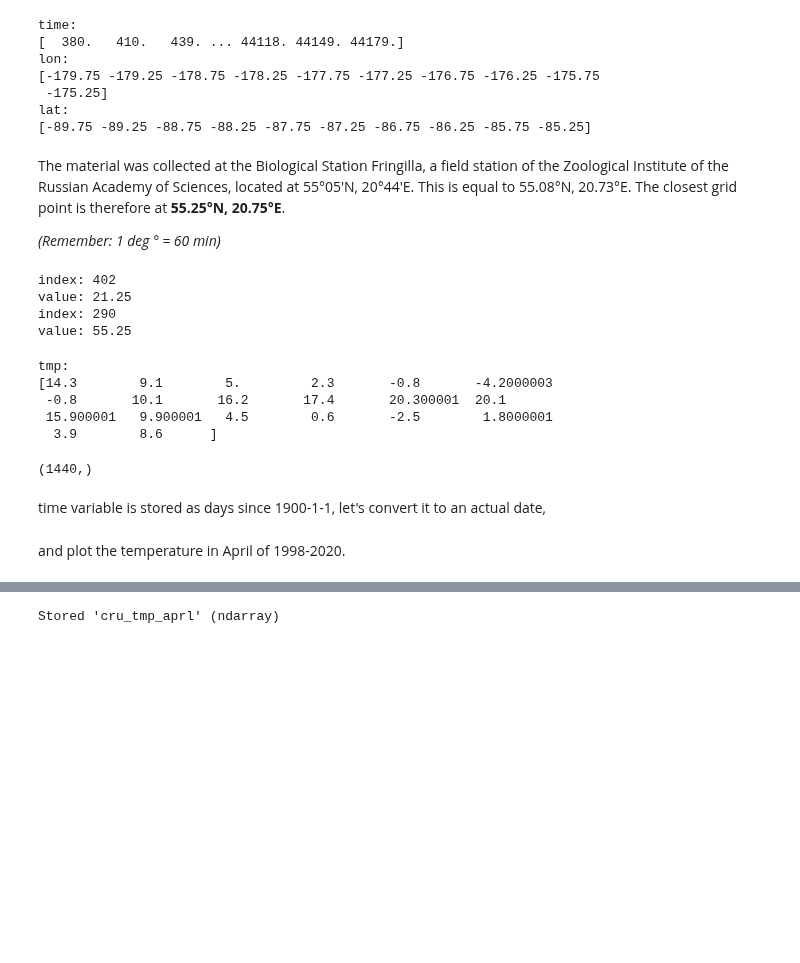
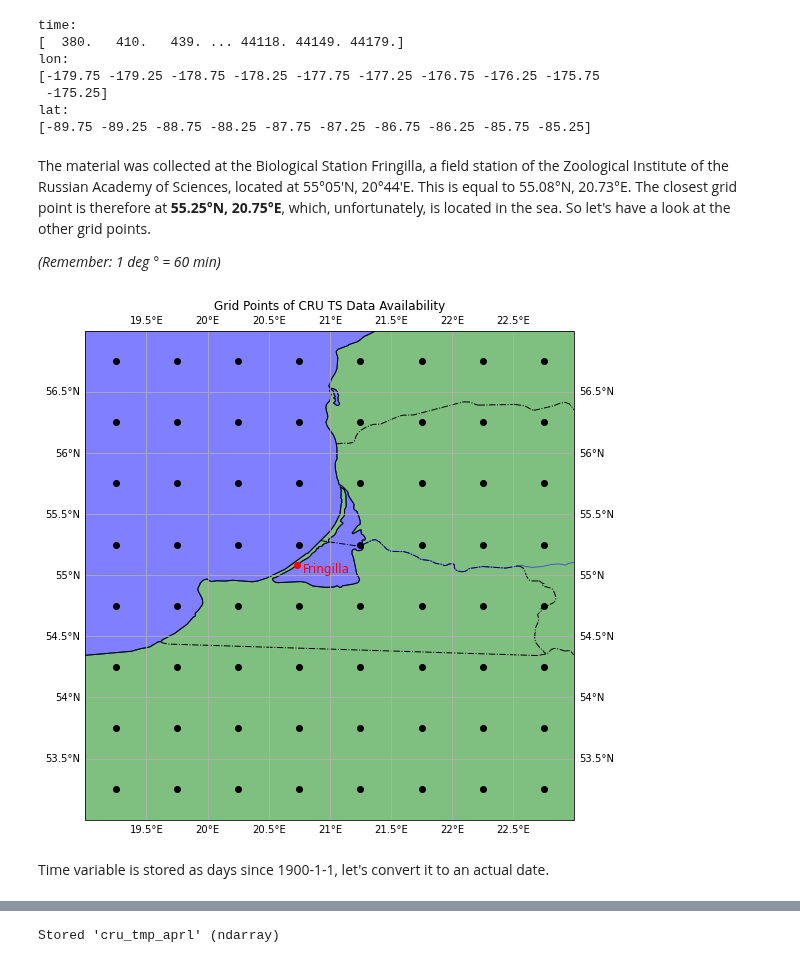
Before and after one commit to gtlab-barcelona/robert, a Jupyter notebook: code/6-import-CRU-data.ipynb, the cells around one changed output, grey strips where cells are left out. Drawn from its saved outputs; the diff is of its cells as text; code cells hidden in the pictures; blank space fills up the shorter version.

```diff
--- a/code/6-import-CRU-data.ipynb
+++ b/code/6-import-CRU-data.ipynb
@@ -75,45 +74,35 @@ lon:
 lat:
 [-89.75 -89.25 -88.75 -88.25 -87.75 -87.25 -86.75 -86.25 -85.75 -85.25]
 # %% [markdown]
-The material was collected at the Biological Station Fringilla, a field station of the Zoological Institute of the Russian Academy of Sciences, located at 55°05'N, 20°44'E. This is equal to 55.08°N, 20.73°E. The closest grid point is therefore at **55.25°N, 20.75°E**.
+The material was collected at the Biological Station Fringilla, a field station of the Zoological Institute of the Russian Academy of Sciences, located at 55°05'N, 20°44'E. This is equal to 55.08°N, 20.73°E. The closest grid point is therefore at **55.25°N, 20.75°E**, which, unfortunately, is located in the sea. So let's have a look at the other grid points.
 
 *(Remember: 1 deg ° = 60 min)*
-# %%
-# get the index of the grid point at Fringilla
-def get_index(cru_var, grid_point):
-    i = 0
-    for value in cru_var:
-        if value == grid_point:
-            print('index:',i)
-            print('value:',cru_var[i])
-            return i
-        else:
-            i += 1
-
-ilon = get_index(cru_lon, 21.25)
-ilat = get_index(cru_lat, 55.25)
-# %% [output]
-index: 402
-value: 21.25
-index: 290
-value: 55.25
-# %%
-# get tmp data at single grid point
-cru_tmp = cru_file.variables['tmp'][:,ilat,ilon]
-print('tmp:')
-print(cru_tmp[1400:1420])
-# %% [output]
-tmp:
-[14.3        9.1        5.         2.3       -0.8       -4.2000003
- -0.8       10.1       16.2       17.4       20.300001  20.1
- 15.900001   9.900001   4.5        0.6       -2.5        1.8000001
-  3.9        8.6      ]
-# %%
-np.shape(cru_tmp)
-# %% [output]
-(1440,)
+# %%
+# let's plot the grid points around Kaliningrad
+fig = plt.figure(figsize=(16,9))
+ax = plt.axes(projection=ccrs.PlateCarree())
+ax.set_extent([19, 23, 53, 57])
+ax.add_feature(cfeature.BORDERS, ls='-.')
+ax.add_feature(cfeature.COASTLINE)
+ax.add_feature(cfeature.LAND, color='green', alpha=0.5)
+ax.add_feature(cfeature.OCEAN, color='blue', alpha=0.5)
+ax.add_feature(cfeature.RIVERS, color='blue', alpha=0.5)
+ax.gridlines(draw_labels=True)
+#ax.coastlines()
+#ax.stock_img()
+
+# create mesh from lon & lat
+xlon, ylat = np.meshgrid(cru_lon, cru_lat)
+ax.scatter(xlon, ylat, c='k')
+ax.plot(20.73, 55.08, 'ro')
+ax.text(20.78, 55.02, 'Fringilla', fontsize=12, color='r')
+ax.set_title('Grid Points of CRU TS Data Availability')
+
+plt.show()
+# %% [output]
+[figure, added]
 # %% [markdown]
-time variable is stored as days since 1900-1-1, let's convert it to an actual date,
+Time variable is stored as days since 1900-1-1, let's convert it to an actual date.
 # %%
 cru_date = []
 start = datetime(1900,1,1)
@@ -123,2 +116,0 @@ for i, time in enumerate(cru_time):
-# %% [markdown]
-and plot the temperature in April of 1998-2020.
```
Also changed, not shown: parts of 9 cells of this notebook, 20 other files.
